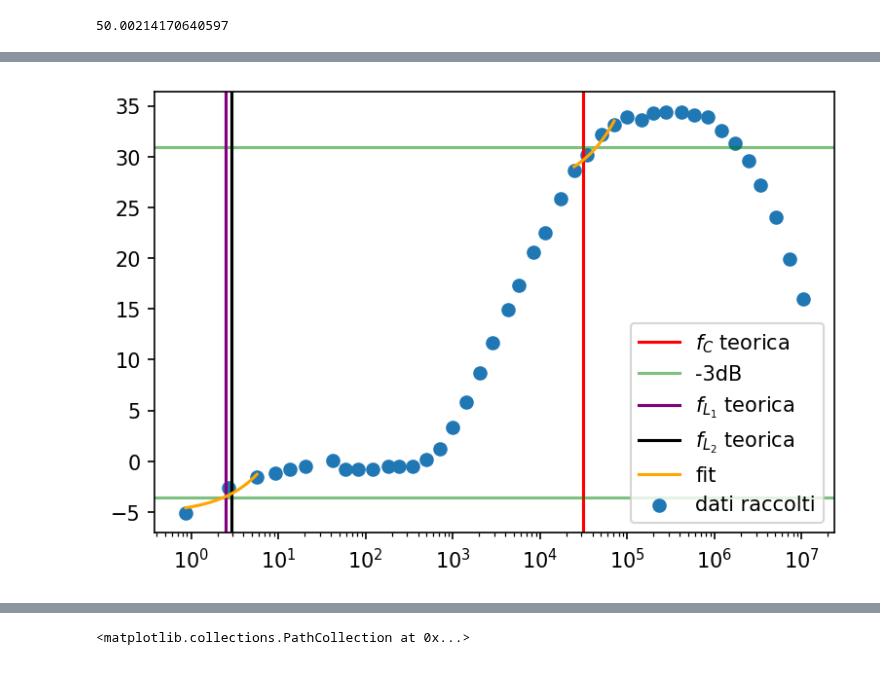
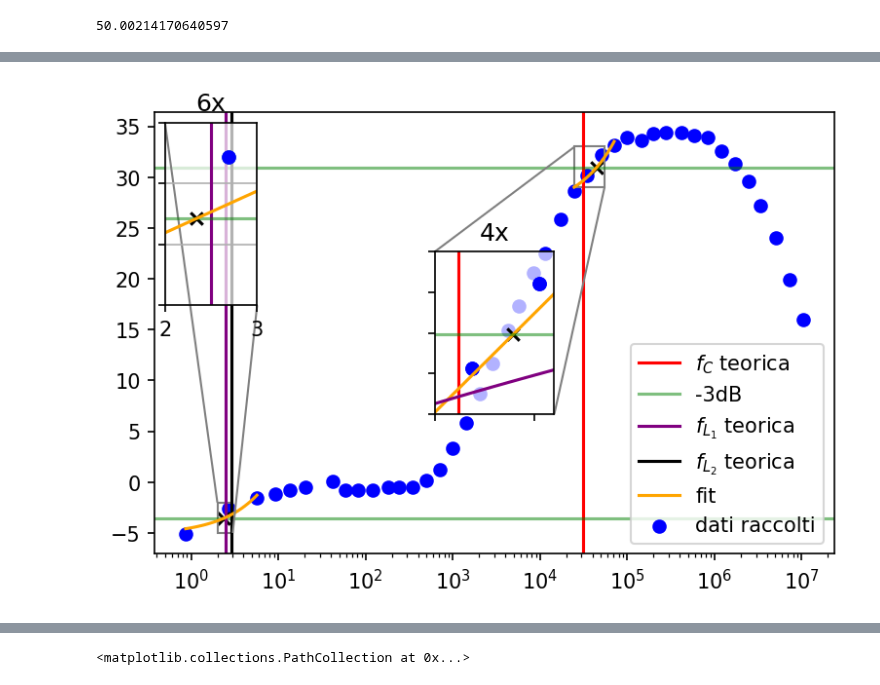
Before and after one commit to 1892051/LabSS, a Jupyter notebook: LabSS/esperienza_3/book.ipynb, the cells around one changed output, grey strips where cells are left out. Cells and saved outputs as stored; diff of their text form; code cells hidden in the pictures.

Commit message:
zoom fit

```diff
--- a/LabSS/esperienza_3/book.ipynb
+++ b/LabSS/esperienza_3/book.ipynb
@@ -89,7 +89,7 @@ plt.axvline(1/(2*np.pi*r_e*(C_E)), label='$f_C$ teorica', color="r")
 plt.axhline(20*np.log10(T[27:34].mean()/np.sqrt(2)),c="green", alpha=0.5)
 plt.axhline(20*np.log10(T[4:13].mean()/np.sqrt(2)),c="green", alpha=0.5, label="-3dB")
 plt.xscale("log")
-plt.scatter(nu,20*np.log10(T), label="dati raccolti")
+plt.scatter(nu,20*np.log10(T), label="dati raccolti", c="blue")
 plt.axvline(1/(2*np.pi*R_B*C_in), label="$f_{L_1}$ teorica", color="purple")
 plt.axvline(1/(2*np.pi*R_C*C_out), label="$f_{L_2}$ teorica", color="black")
 
@@ -108,15 +108,91 @@ x_fit_L=np.linspace(nu[a:b].min(),nu[a:b].max(),100)
 y_fit_L=func(x_fit_L,m_L,c_L)
 plt.plot(x_fit_L,y_fit_L,color="orange",label="fit")
 
-a, b = 24, 28
-param_L,cov_L=curve_fit(func,nu[a:b],20*np.log10(T[a:b]))#),sigma=sigma_G[15:18])
-m_L=param_L[0]
-sigma_m_L=cov_L[0,0]
-c_L=param_L[1]
-sigma_c=cov_L[1,1]
-x_fit_L=np.linspace(nu[a:b].min(),nu[a:b].max(),100)
-y_fit_L=func(x_fit_L,m_L,c_L)
-plt.plot(x_fit_L,y_fit_L,color="orange")
+print("f_L = {}".format(
+    (20*np.log10(T[4:13].mean()/np.sqrt(2)))/m_L - c_L/m_L
+))
 
+xf1 = (20*np.log10(T[4:13].mean()/np.sqrt(2)))/m_L - c_L/m_L
+plt.scatter(xf1, m_L*xf1+c_L,c="black", marker="x")
 plt.legend()
+
+
+c, d = 24, 28
+param_C,cov_C=curve_fit(func,nu[c:d],20*np.log10(T[c:d]))#),sigma=sigma_G[15:18])
+m_C=param_C[0]
+sigma_m_C=cov_C[0,0]
+c_C=param_C[1]
+sigma_C=cov_C[1,1]
+x_fit_C=np.linspace(nu[c:d].min(),nu[c:d].max(),100)
+y_fit_C=func(x_fit_C,m_C,c_C)
+plt.plot(x_fit_C,y_fit_C,color="orange")
+
+print("f_C = {}".format(
+    (20*np.log10(T[27:34].mean()/np.sqrt(2)))/m_C - c_C/m_C
+))
+
+xf2 = (20*np.log10(T[27:34].mean()/np.sqrt(2)))/m_C - c_C/m_C
+plt.scatter(xf2, m_C*xf2+c_C,c="black", marker="x")
+
+
+
+
+#per lo zoom sulla F_L
+
+axins = zoomed_inset_axes(ay, 6,loc="upper left")
+axins.set_xlim(2, 3)
+axins.set_ylim(-5,-2)
+plt.scatter(nu,(20*np.log10(T)),marker='o')
+#plt.plot(w,    H(w*2*np.pi), label="curva teorica")
+#plt.axhline(20*np.log10( T[8:14].mean()-3 ) ,color="red", label="-3dB")
+
+plt.grid(which="both")
+mark_inset(ay, axins, loc1=2, loc2=4, fc="none", ec="0.5")
+plt.xticks(visible=True)
+plt.yticks(visible=False)
+plt.axvline(1/(2*np.pi*R_B*C_in), label="$\\nu_C$ teorica", color="purple")
+
+plt.plot(x_fit_L,20*np.log10(y_fit_L),color="purple")
+plt.scatter(xf1,20*np.log10( T[8:14].mean()-3 ),marker="x",color="black")
+axins.patch.set_alpha(.7)
+plt.scatter(xf1, m_L*xf1+c_L,c="black", marker="x")
+plt.axhline(20*np.log10(T[4:13].mean()/np.sqrt(2)),c="green", alpha=0.5, label="-3dB")
+plt.scatter(nu,20*np.log10(T), label="dati raccolti", c="blue")
+plt.plot(x_fit_L,y_fit_L,color="orange",label="fit")
+
+
+plt.title("6x")
+
+
+#per lo zoom sulla F_H
+
+axins = zoomed_inset_axes(ay, 4,loc="center")
+axins.set_xlim(25000, 55000)
+axins.set_ylim(29,33)
+plt.scatter(nu,(20*np.log10(T)),color="blue", marker='o')
+#plt.plot(w,    H(w*2*np.pi), label="curva teorica")
+#plt.axhline(20*np.log10( T[8:14].mean()-3 ) ,color="red", label="-3dB")
+plt.axvline(1/(2*np.pi*r_e*(C_E)), c="r")
+plt.grid(which="both")
+mark_inset(ay, axins, loc1=2, loc2=4, fc="none", ec="0.5")
+plt.xticks(visible=False)
+plt.yticks(visible=False)
+plt.plot(x_fit_C,y_fit_C,color="orange",label="fit")
+
+
+plt.plot(x_fit_C,20*np.log10(y_fit_C),color="purple")
+plt.scatter(nu,20*np.log10(T), label="dati raccolti", c="blue")
+plt.scatter(xf2,m_C*xf2+c_C,marker="x",color="black")
+axins.patch.set_alpha(.7)
+plt.axhline(20*np.log10(T[27:34].mean()/np.sqrt(2)),c="green", alpha=0.5)
+
+
+plt.title("4x")
+
+
+
+
+
+plt.grid()
+plt.savefig("Bode.png", dpi=300)
 # %% [output]
@@ -124 +201 @@ plt.legend()
-[figure, old version]
+[figure, new version]
```
Also changed, not shown: parts of 3 cells of this notebook, 1 other file.
